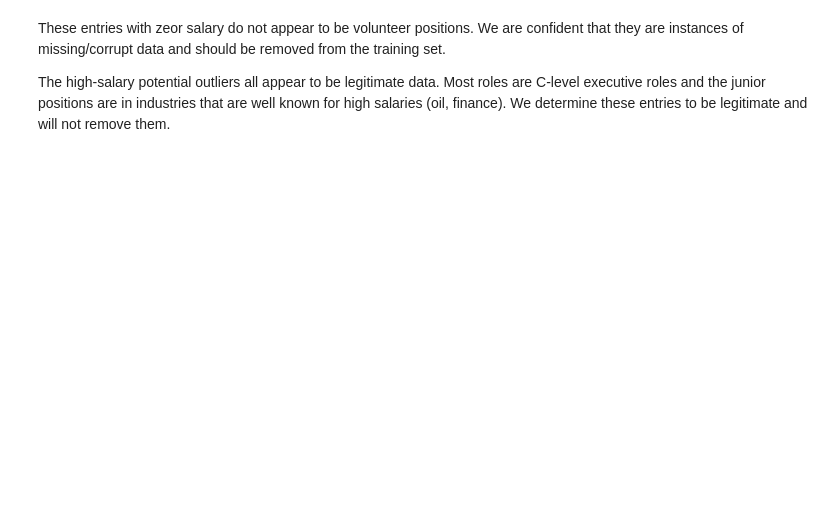
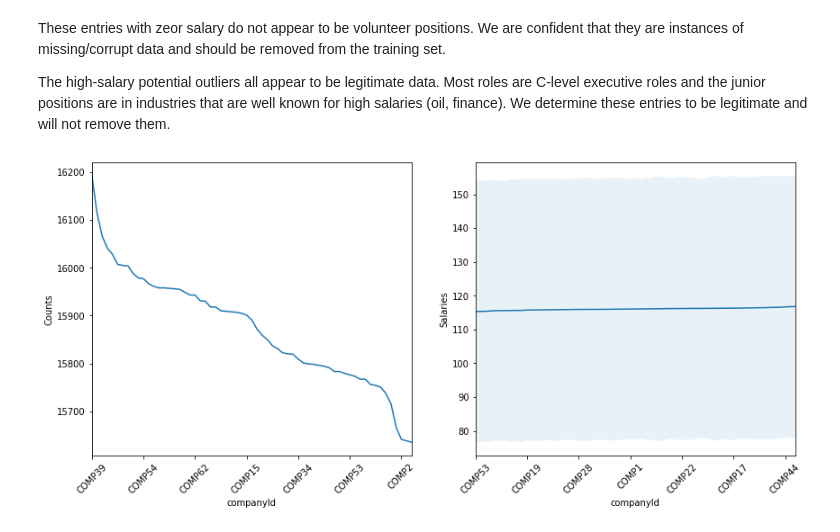
Before and after one commit to Acerunner/salary_prediction_project, a Jupyter notebook: salary_eda(template).ipynb, the cells around one changed output. Cells and saved outputs as stored; diff of their text form; code cells hidden in the pictures; blank space fills up the shorter version.

```diff
--- a/salary_eda(template).ipynb
+++ b/salary_eda(template).ipynb
@@ -262,7 +274,7 @@ train_df = train_df[train_df.salary > 8.5]
 # %%
 def plot_feature(df, col):
     """
-    Make plot for each feature on the left, the
+    Make a plot of counts for each feature on the left, the
     """
     plt.figure(figsize = (14,6))
     plt.subplot(1, 2, 1)
@@ -296,3 +308,7 @@ def plot_feature(df, col):
     plt.xticks(rotation = 45)
     plt.ylabel('Salaries')
     plt.show()
+# %%
+plot_feature(train_df, 'companyId')
+# %% [output]
+[figure, added]
```
Also changed, not shown: parts of 22 cells of this notebook, 1 other file.
